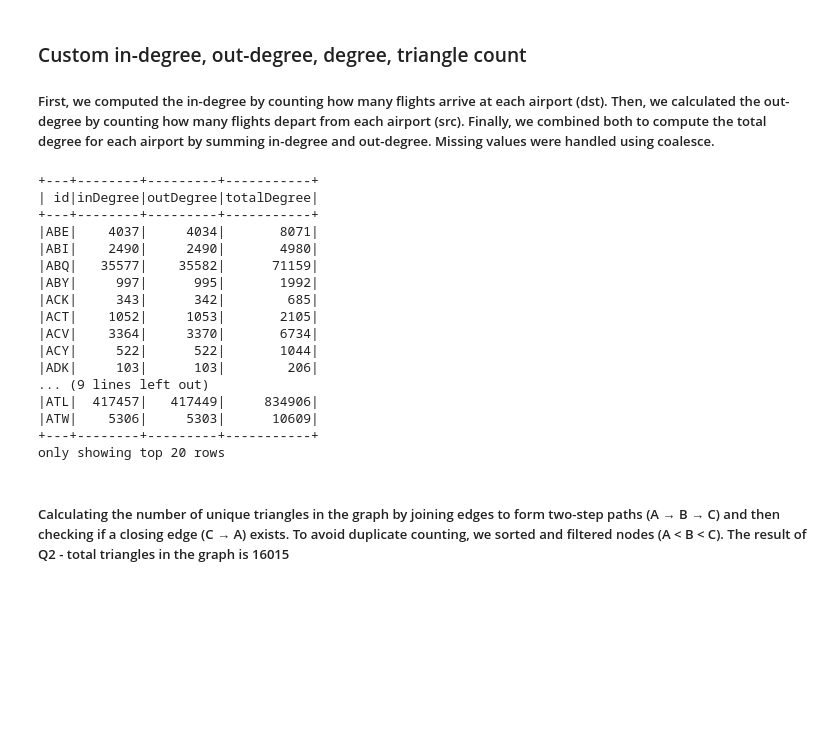
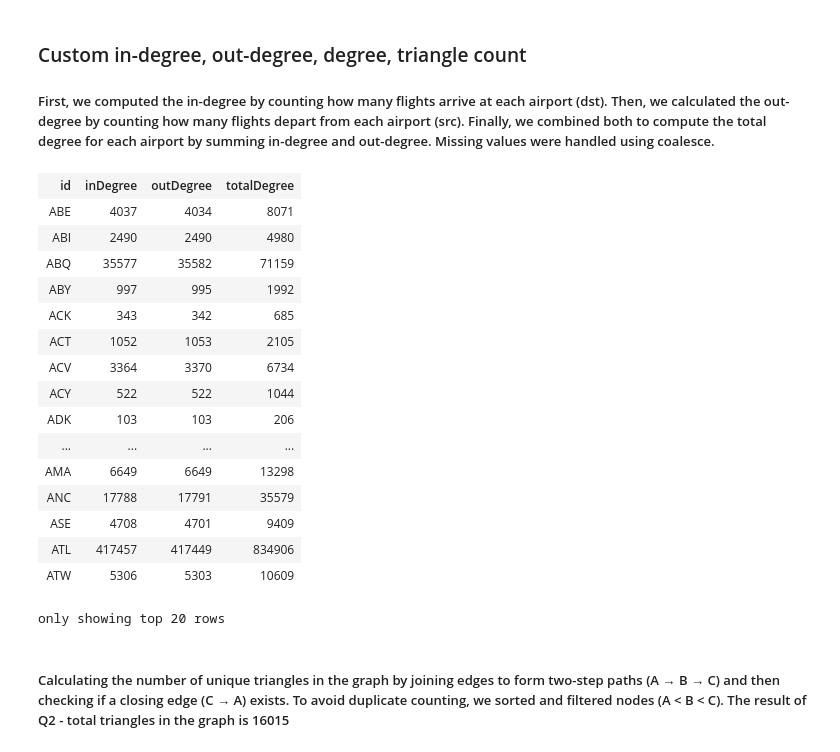
Before and after one commit to pirjo2/bdm-projects, a Jupyter notebook: Project_3/P3.ipynb, the cells around one changed output. Saved outputs shown, nothing was run; the diff lists cells and outputs as text; code cells hidden in the pictures; blank space fills up the shorter version.

```diff
--- a/Project_3/P3.ipynb
+++ b/Project_3/P3.ipynb
@@ -188,38 +198,38 @@ only showing top 20 rows
 # %%
 # In-degree
 in_degree_df = edges_df.groupBy("dst").count() \
     .withColumnRenamed("dst", "id") \
     .withColumnRenamed("count", "inDegree")
 
 # Out-degree
 out_degree_df = edges_df.groupBy("src").count() \
     .withColumnRenamed("src", "id") \
     .withColumnRenamed("count", "outDegree")
 
 # Total degree (merge in & out)
 degree_df = in_degree_df.join(out_degree_df, on="id", how="full_outer") \
     .withColumn("inDegree", F.coalesce(F.col("inDegree"), F.lit(0))) \
     .withColumn("outDegree", F.coalesce(F.col("outDegree"), F.lit(0))) \
     .withColumn("totalDegree", F.col("inDegree") + F.col("outDegree"))
 
-degree_df.show()
+display(degree_df)
 # %% [output]
+| id | inDegree | outDegree | totalDegree |
+| ABE | 4037 | 4034 | 8071 |
+| ABI | 2490 | 2490 | 4980 |
+| ABQ | 35577 | 35582 | 71159 |
+| ABY | 997 | 995 | 1992 |
+| ACK | 343 | 342 | 685 |
+| ACT | 1052 | 1053 | 2105 |
+| ACV | 3364 | 3370 | 6734 |
+| ACY | 522 | 522 | 1044 |
+| ADK | 103 | 103 | 206 |
+| ... | ... | ... | ... |
+| AMA | 6649 | 6649 | 13298 |
+| ANC | 17788 | 17791 | 35579 |
+| ASE | 4708 | 4701 | 9409 |
+| ATL | 417457 | 417449 | 834906 |
+| ATW | 5306 | 5303 | 10609 |
-+---+--------+---------+-----------+
-| id|inDegree|outDegree|totalDegree|
-+---+--------+---------+-----------+
-|ABE|    4037|     4034|       8071|
-|ABI|    2490|     2490|       4980|
-|ABQ|   35577|    35582|      71159|
-|ABY|     997|      995|       1992|
-|ACK|     343|      342|        685|
-|ACT|    1052|     1053|       2105|
-|ACV|    3364|     3370|       6734|
-|ACY|     522|      522|       1044|
-|ADK|     103|      103|        206|
-... (9 lines left out)
-|ATL|  417457|   417449|     834906|
-|ATW|    5306|     5303|      10609|
-+---+--------+---------+-----------+
 only showing top 20 rows
 # %% [markdown]
 ##### Calculating the number of unique triangles in the graph by joining edges to form two-step paths (A → B → C) and then checking if a closing edge (C → A) exists. To avoid duplicate counting, we sorted and filtered nodes (A < B < C). The result of Q2 - total triangles in the graph is 16015
```
Also changed, not shown: parts of 15 cells of this notebook.
